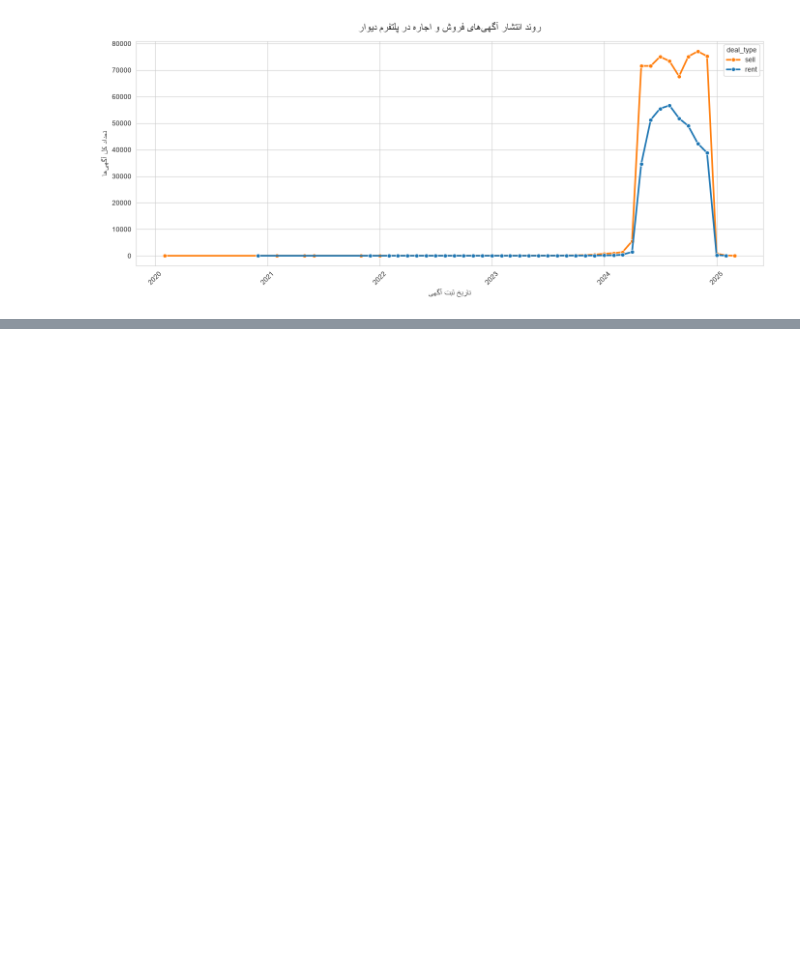
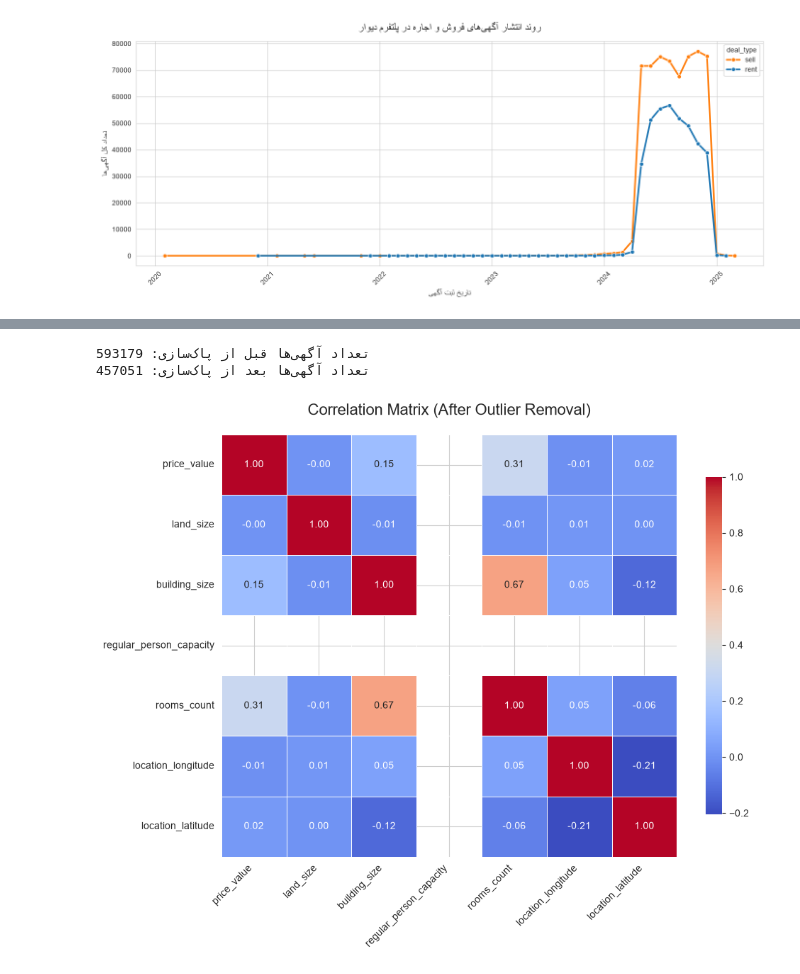
Before and after one commit to MaZiayee/QueraAiBootcamp-TeamProject, a Jupyter notebook: notebooks/1_EDA/ali_Q3_Q8_EDA.ipynb, the cells around one changed output, grey strips where cells are left out. Cells and saved outputs as stored; diff of their text form; code cells hidden in the pictures; blank space fills up the shorter version.

```diff
--- a/notebooks/1_EDA/ali_Q3_Q8_EDA.ipynb
+++ b/notebooks/1_EDA/ali_Q3_Q8_EDA.ipynb
@@ -125,0 +204,45 @@ plt.show()
+# %%
+# فیلتر کردن داده‌های پرت (Outliers) با روش آماری IQR
+df_sale_filtered = df_sale.copy()
+# تعریف یک تابع برای محاسبه مرزها و فیلتر کردن
+def remove_outliers_iqr(df, column):
+    # محاسبه چارک اول (25%) و چارک سوم (75%)
+    Q1 = df[column].quantile(0.25)
+    Q3 = df[column].quantile(0.75)
+    IQR = Q3 - Q1
+
+    # تعریف مرز پایین و بالا
+    lower_bound = Q1 - 1.5 * IQR
+    upper_bound = Q3 + 1.5 * IQR
+
+    # نگه داشتن داده‌هایی که داخل این مرز منطقی هستند
+    return df[(df[column] >= lower_bound) & (df[column] <= upper_bound)]
+
+# اعمال تابع روی مبلغ قیمت و زیربنا
+df_sale_filtered = remove_outliers_iqr(df_sale_filtered, 'price_value')
+df_sale_filtered = remove_outliers_iqr(df_sale_filtered, 'building_size')
+
+print(f"تعداد آگهی‌ها قبل از پاک‌سازی: {len(df_sale)}")
+print(f"تعداد آگهی‌ها بعد از پاک‌سازی: {len(df_sale_filtered)}")
+
+# محاسبه و رسم ماتریس هم‌بستگی جدید
+corr_matrix_filtered = df_sale_filtered[features].corr()
+plt.figure(figsize=(10, 8))
+sns.heatmap(
+    corr_matrix_filtered,
+    annot=True,
+    cmap='coolwarm',
+    fmt=".2f",
+    linewidths=0.5,
+    cbar_kws={'shrink': 0.8}
+)
+
+plt.title('Correlation Matrix (After Outlier Removal)', fontsize=16, pad=20)
+plt.xticks(rotation=45, ha='right')
+plt.yticks(rotation=0)
+plt.tight_layout()
+plt.show()
+# %% [output]
+تعداد آگهی‌ها قبل از پاک‌سازی: 593179
+تعداد آگهی‌ها بعد از پاک‌سازی: 457051
+[figure, added]
```
Also changed, not shown: parts of 4 cells of this notebook.
